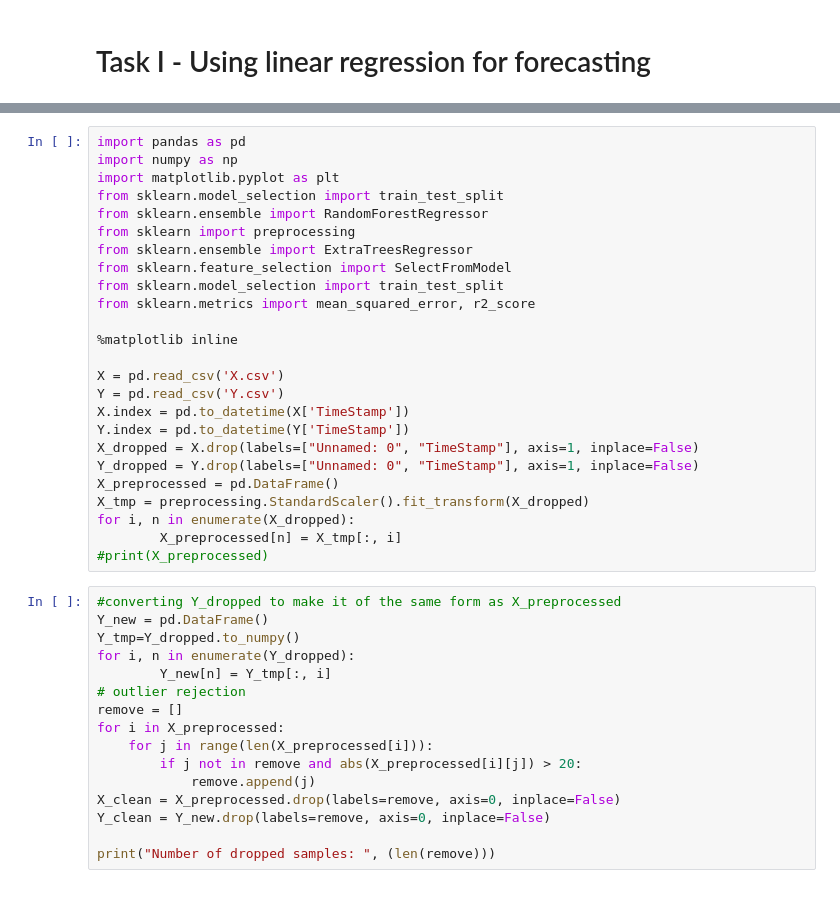
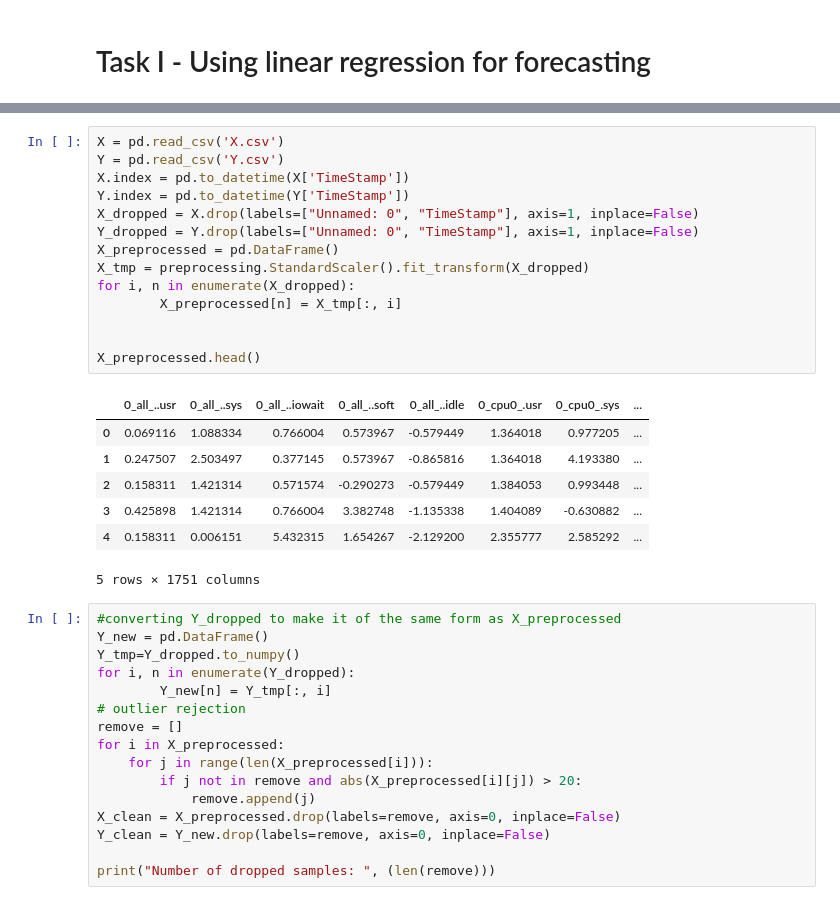
Before and after one commit to tiannymonti/network_analytics, a Jupyter notebook: Project2_Forecasting_Task1.ipynb, the cells around one changed output, grey strips where cells are left out. Saved outputs shown, nothing was run; the diff lists cells and outputs as text.

```diff
--- a/Project2_Forecasting_Task1.ipynb
+++ b/Project2_Forecasting_Task1.ipynb
@@ -5,28 +22,25 @@
 # %%
-import pandas as pd
-import numpy as np
-import matplotlib.pyplot as plt
-from sklearn.model_selection import train_test_split
-from sklearn.ensemble import RandomForestRegressor
-from sklearn import preprocessing
-from sklearn.ensemble import ExtraTreesRegressor
-from sklearn.feature_selection import SelectFromModel
-from sklearn.model_selection import train_test_split
-from sklearn.metrics import mean_squared_error, r2_score
-
-%matplotlib inline
-
 X = pd.read_csv('X.csv')
 Y = pd.read_csv('Y.csv')
 X.index = pd.to_datetime(X['TimeStamp'])
 Y.index = pd.to_datetime(Y['TimeStamp'])
 X_dropped = X.drop(labels=["Unnamed: 0", "TimeStamp"], axis=1, inplace=False)
 Y_dropped = Y.drop(labels=["Unnamed: 0", "TimeStamp"], axis=1, inplace=False)
 X_preprocessed = pd.DataFrame()
 X_tmp = preprocessing.StandardScaler().fit_transform(X_dropped)
 for i, n in enumerate(X_dropped):
         X_preprocessed[n] = X_tmp[:, i]
-#print(X_preprocessed)
+
+
+X_preprocessed.head()
+# %% [output]
+|  | 0_all_..usr | 0_all_..sys | 0_all_..iowait | 0_all_..soft | 0_all_..idle | 0_cpu0_.usr | 0_cpu0_.sys | ... |
+| 0 | 0.069116 | 1.088334 | 0.766004 | 0.573967 | -0.579449 | 1.364018 | 0.977205 | ... |
+| 1 | 0.247507 | 2.503497 | 0.377145 | 0.573967 | -0.865816 | 1.364018 | 4.193380 | ... |
+| 2 | 0.158311 | 1.421314 | 0.571574 | -0.290273 | -0.579449 | 1.384053 | 0.993448 | ... |
+| 3 | 0.425898 | 1.421314 | 0.766004 | 3.382748 | -1.135338 | 1.404089 | -0.630882 | ... |
+| 4 | 0.158311 | 0.006151 | 5.432315 | 1.654267 | -2.129200 | 2.355777 | 2.585292 | ... |
+5 rows × 1751 columns
 # %%
 #converting Y_dropped to make it of the same form as X_preprocessed
 Y_new = pd.DataFrame()
```
Also changed, not shown: parts of 33 cells of this notebook, 1 other file.
